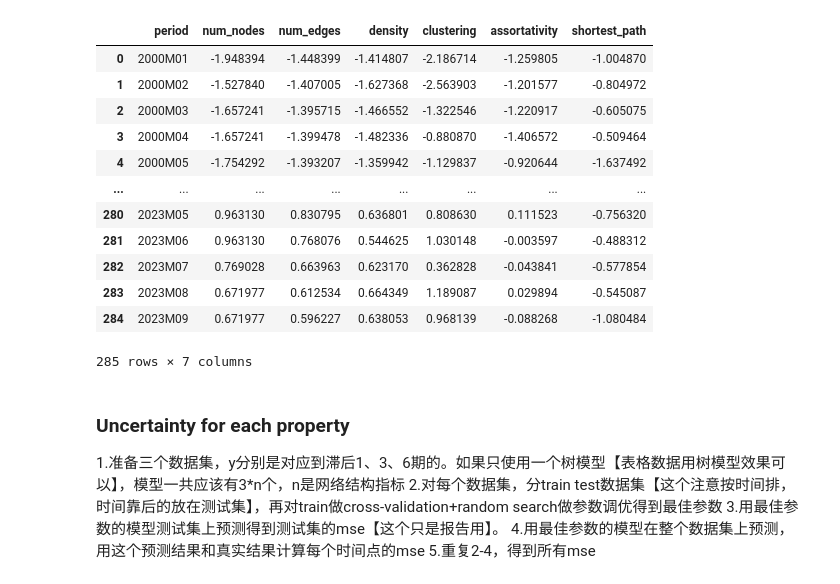
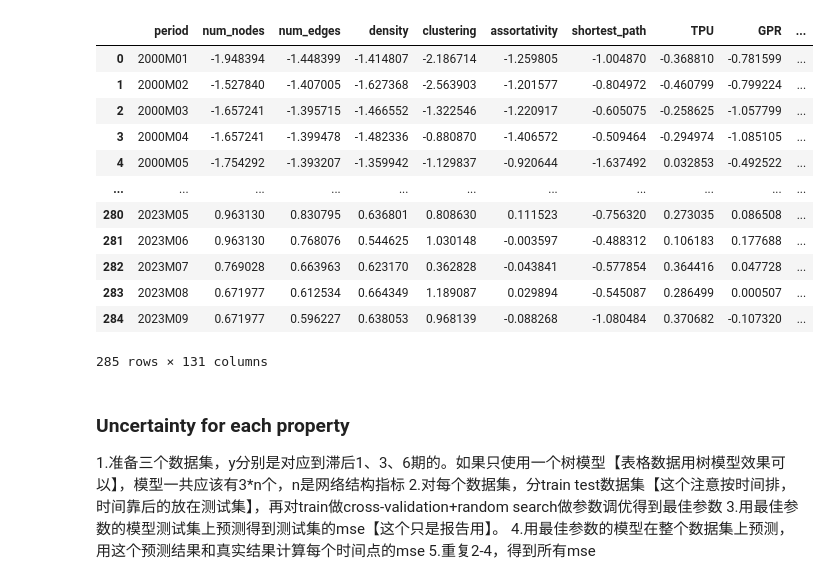
Before and after one commit to Sifan1997/Code_for_thesis, a Jupyter notebook: notebook/2_uncertainty_measurement.ipynb, the cells around one changed output. Saved outputs shown, nothing was run; the diff lists cells and outputs as text; code cells hidden in the pictures.

```diff
--- a/notebook/2_uncertainty_measurement.ipynb
+++ b/notebook/2_uncertainty_measurement.ipynb
@@ -9,3 +9,10 @@ from sklearn.model_selection import train_test_split, TimeSeriesSplit, Randomize
 from sklearn.ensemble import RandomForestRegressor
 from sklearn.metrics import mean_squared_error
 from scipy.stats import randint
+# %%
+target = pd.read_csv('../data/processed/properties.csv')
+features = pd.read_csv('../data/processed/features.csv')
+
+df = pd.merge(target, features, on='period')
+
+df
@@ -12,36 +33,34 @@ from scipy.stats import randint
 # %%
-df = pd.read_csv('../data/processed/properties.csv')
-
 # Assuming df is your DataFrame
 numerical_columns = df.columns.difference(['period'])  # Exclude 'Period'
 
 # Create a StandardScaler
 scaler = StandardScaler()
 
 # Standardize the numerical columns
 df[numerical_columns] = scaler.fit_transform(df[numerical_columns])
 
 # Use the interpolate method to fill missing values with interpolation
 df = df.interpolate()
 
 # Sort the DataFrame by the 'period' column
 df = df.sort_values(by='period')
 
 df
 # %% [output]
-|  | period | num_nodes | num_edges | density | clustering | assortativity | shortest_path |
-| 0 | 2000M01 | -1.948394 | -1.448399 | -1.414807 | -2.186714 | -1.259805 | -1.004870 |
-| 1 | 2000M02 | -1.527840 | -1.407005 | -1.627368 | -2.563903 | -1.201577 | -0.804972 |
-| 2 | 2000M03 | -1.657241 | -1.395715 | -1.466552 | -1.322546 | -1.220917 | -0.605075 |
-| 3 | 2000M04 | -1.657241 | -1.399478 | -1.482336 | -0.880870 | -1.406572 | -0.509464 |
-| 4 | 2000M05 | -1.754292 | -1.393207 | -1.359942 | -1.129837 | -0.920644 | -1.637492 |
-| ... | ... | ... | ... | ... | ... | ... | ... |
-| 280 | 2023M05 | 0.963130 | 0.830795 | 0.636801 | 0.808630 | 0.111523 | -0.756320 |
-| 281 | 2023M06 | 0.963130 | 0.768076 | 0.544625 | 1.030148 | -0.003597 | -0.488312 |
-| 282 | 2023M07 | 0.769028 | 0.663963 | 0.623170 | 0.362828 | -0.043841 | -0.577854 |
-| 283 | 2023M08 | 0.671977 | 0.612534 | 0.664349 | 1.189087 | 0.029894 | -0.545087 |
-| 284 | 2023M09 | 0.671977 | 0.596227 | 0.638053 | 0.968139 | -0.088268 | -1.080484 |
+|  | period | num_nodes | num_edges | density | clustering | assortativity | shortest_path | TPU | GPR | ... |
+| 0 | 2000M01 | -1.948394 | -1.448399 | -1.414807 | -2.186714 | -1.259805 | -1.004870 | -0.368810 | -0.781599 | ... |
+| 1 | 2000M02 | -1.527840 | -1.407005 | -1.627368 | -2.563903 | -1.201577 | -0.804972 | -0.460799 | -0.799224 | ... |
+| 2 | 2000M03 | -1.657241 | -1.395715 | -1.466552 | -1.322546 | -1.220917 | -0.605075 | -0.258625 | -1.057799 | ... |
+| 3 | 2000M04 | -1.657241 | -1.399478 | -1.482336 | -0.880870 | -1.406572 | -0.509464 | -0.294974 | -1.085105 | ... |
+| 4 | 2000M05 | -1.754292 | -1.393207 | -1.359942 | -1.129837 | -0.920644 | -1.637492 | 0.032853 | -0.492522 | ... |
+| ... | ... | ... | ... | ... | ... | ... | ... | ... | ... | ... |
+| 280 | 2023M05 | 0.963130 | 0.830795 | 0.636801 | 0.808630 | 0.111523 | -0.756320 | 0.273035 | 0.086508 | ... |
+| 281 | 2023M06 | 0.963130 | 0.768076 | 0.544625 | 1.030148 | -0.003597 | -0.488312 | 0.106183 | 0.177688 | ... |
+| 282 | 2023M07 | 0.769028 | 0.663963 | 0.623170 | 0.362828 | -0.043841 | -0.577854 | 0.364416 | 0.047728 | ... |
+| 283 | 2023M08 | 0.671977 | 0.612534 | 0.664349 | 1.189087 | 0.029894 | -0.545087 | 0.286499 | 0.000507 | ... |
+| 284 | 2023M09 | 0.671977 | 0.596227 | 0.638053 | 0.968139 | -0.088268 | -1.080484 | 0.370682 | -0.107320 | ... |
-285 rows × 7 columns
+285 rows × 131 columns
 # %% [markdown]
 ### Uncertainty for each property
 1.准备三个数据集，y分别是对应到滞后1、3、6期的。如果只使用一个树模型【表格数据用树模型效果可以】，模型一共应该有3*n个，n是网络结构指标
```
Also changed, not shown: parts of 9 cells of this notebook, 10 other files.
